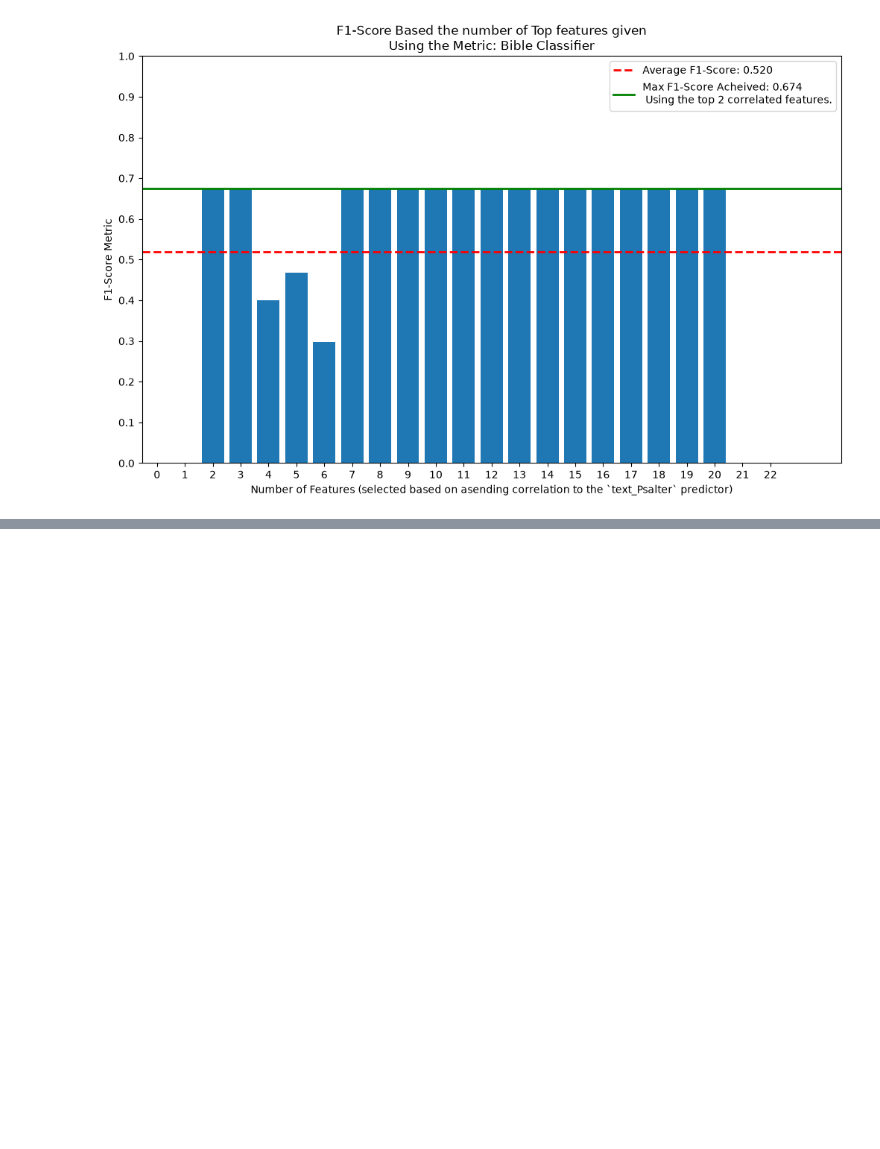
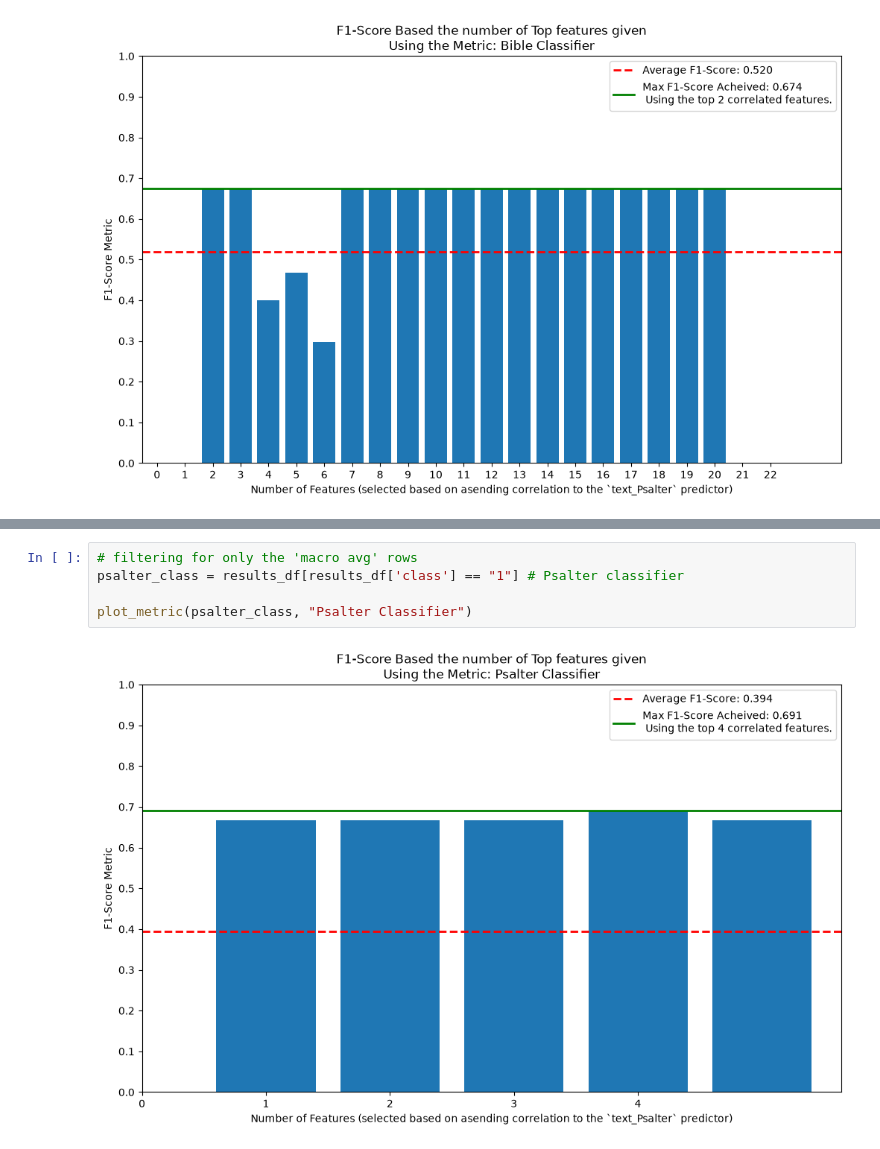
Before and after one commit to cwc09262/psalms-text-comparison, a Jupyter notebook: ml_work/modeling .ipynb, the cells around one changed output, grey strips where cells are left out. Drawn from its saved outputs; the diff is of its cells as text; blank space fills up the shorter version.

```diff
--- a/ml_work/modeling .ipynb
+++ b/ml_work/modeling .ipynb
@@ -519,0 +759,7 @@ plot_metric(bible_class, "Bible Classifier")
+# %%
+# filtering for only the 'macro avg' rows
+psalter_class = results_df[results_df['class'] == "1"] # Psalter classifier
+
+plot_metric(psalter_class, "Psalter Classifier")
+# %% [output]
+[figure, added]
```
Also changed, not shown: parts of 19 cells of this notebook.
